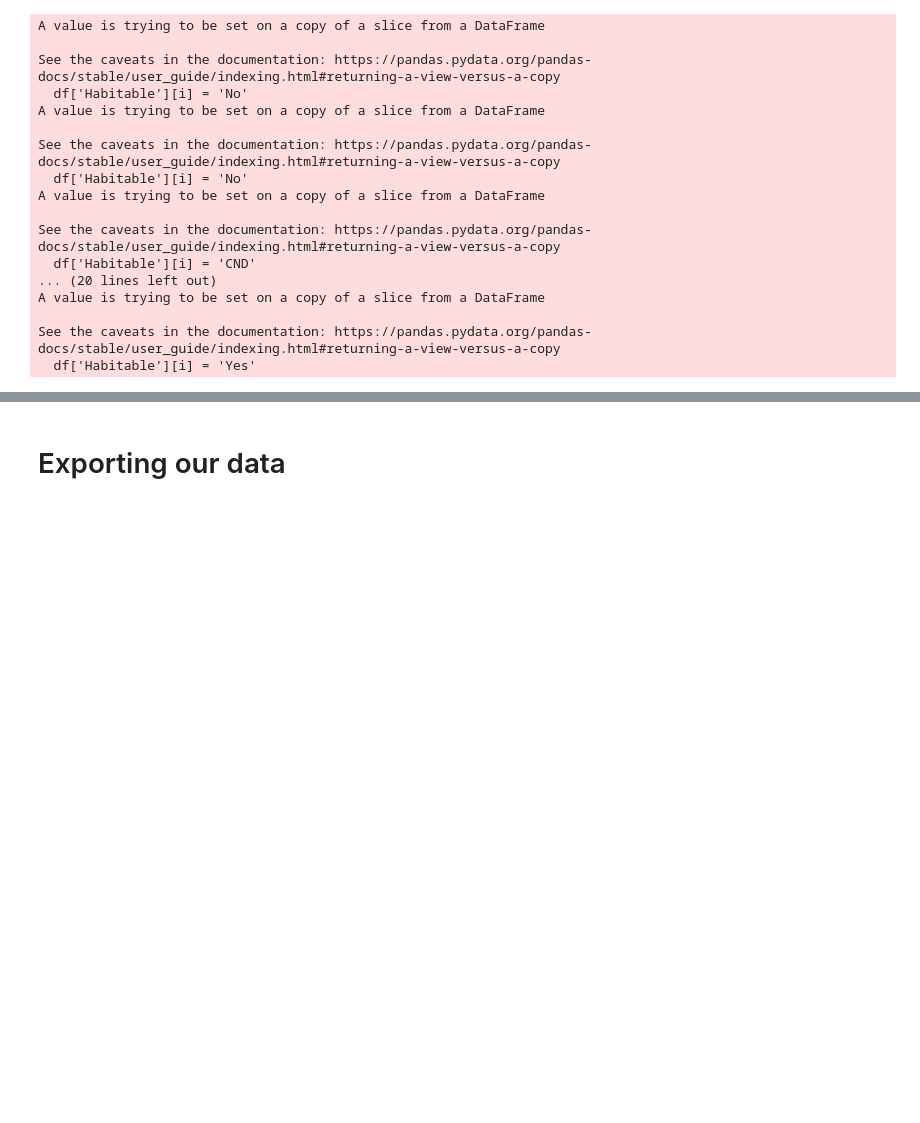
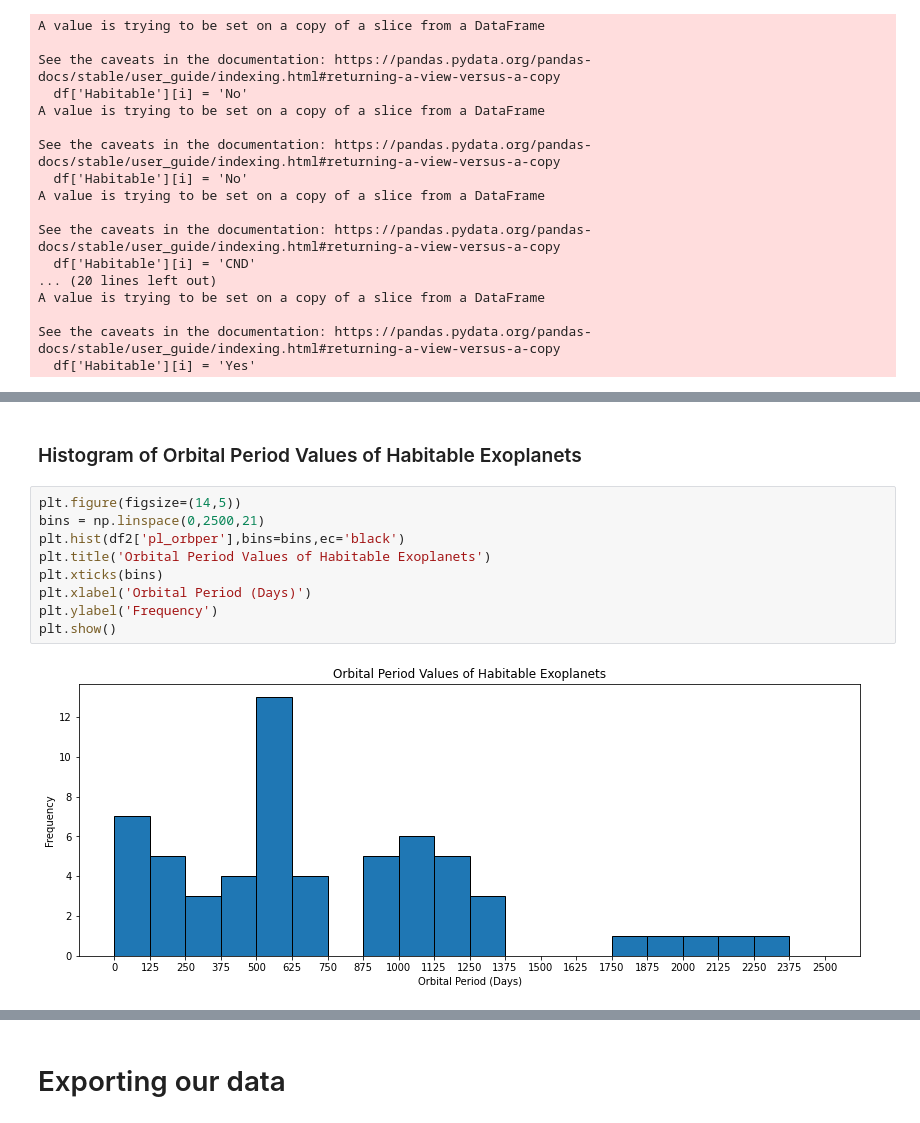
Before and after one commit to vineetrao06/exoplanet-summer-2022, a Jupyter notebook: summer_2022_code/notebooks/Analysis.ipynb, the cells around one changed output, grey strips where cells are left out. Drawn from its saved outputs; the diff is of its cells as text; blank space fills up the shorter version.

```diff
--- a/summer_2022_code/notebooks/Analysis.ipynb
+++ b/summer_2022_code/notebooks/Analysis.ipynb
@@ -306,0 +316,13 @@ habitable_count.plot(kind='pie')
+# %% [markdown]
+### Histogram of Orbital Period Values of Habitable Exoplanets
+# %%
+plt.figure(figsize=(14,5))
+bins = np.linspace(0,2500,21)
+plt.hist(df2['pl_orbper'],bins=bins,ec='black')
+plt.title('Orbital Period Values of Habitable Exoplanets')
+plt.xticks(bins)
+plt.xlabel('Orbital Period (Days)')
+plt.ylabel('Frequency')
+plt.show()
+# %% [output]
+[figure, added]
```
Also changed, not shown: parts of 14 cells of this notebook.
